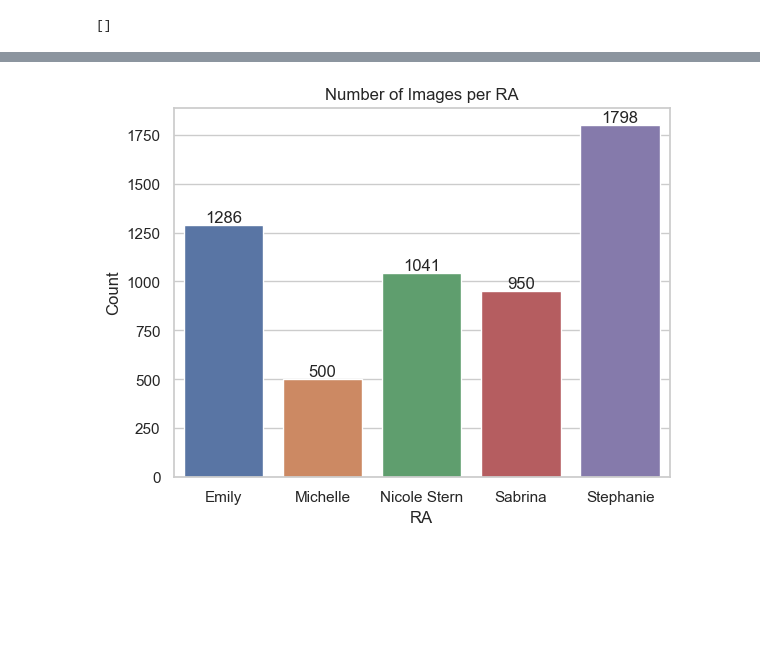
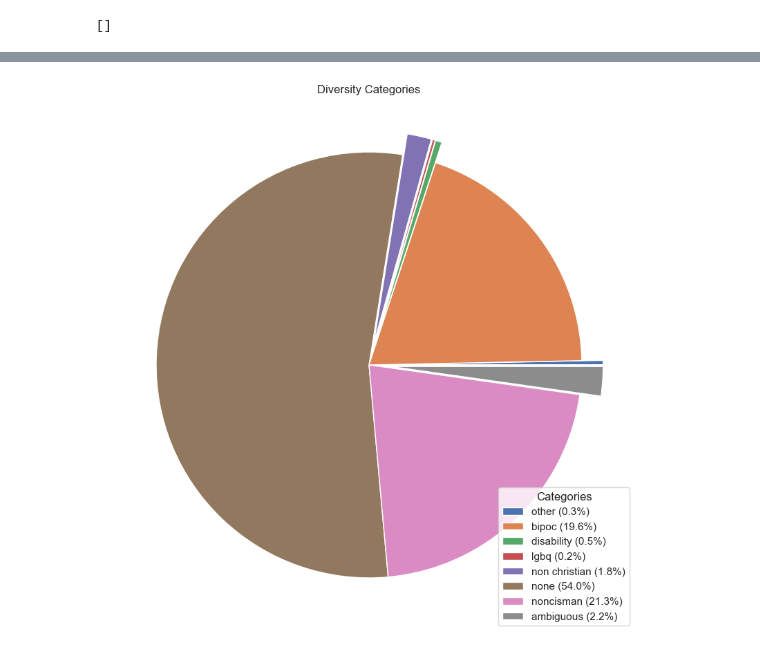
Before and after one commit to PrincetonSSPLab/bitmoji-project, a Jupyter notebook: books_parsing/books_via_to_csv.ipynb, the cells around one changed output, grey strips where cells are left out. Cells and saved outputs as stored; diff of their text form; code cells hidden in the pictures; blank space fills up the shorter version.

```diff
--- a/books_parsing/books_via_to_csv.ipynb
+++ b/books_parsing/books_via_to_csv.ipynb
@@ -145,0 +193,21 @@ ax.figure.savefig(os.path.join(output_dir, "number_of_images.png"), bbox_inches=
+# %%
+import matplotlib.pyplot as plt
+
+# Create a pie chart of the different diversity categories
+diversity_cols = [col for col in df.columns if col.startswith("diversity")]
+data = df[diversity_cols].sum()
+data = data.sample(frac=1)
+
+
+# Determine slices that are smaller than a threshold, say 5%, and explode them
+threshold = 0.05
+explode = [0.1 if val/sum(data) < threshold else 0 for val in data]
+
+ax = data.plot.pie(explode=explode, labels=None)  # No labels directly on pie
+ax.set_title("Diversity Categories")
+ax.set_ylabel("")
+ax.legend(title="Categories", loc="best", labels=['%s (%.1f%%)' % (l[10:].replace("_", " "), s) for l, s in zip(data.index, 100*data/sum(data))])
+ax.figure.set_size_inches(10, 10)
+ax.figure.savefig(os.path.join(output_dir, "diversity_categories.png"), bbox_inches="tight")
+# %% [output]
+[figure, added]
@@ -146,13 +222,13 @@ ax.figure.savefig(os.path.join(output_dir, "number_of_images.png"), bbox_inches=
 # %%
-# create a bar plot of the number of image sper RA
-data = df.groupby("ra").size().to_dict()
-ax = sns.barplot(x=list(data.keys()), y=list(data.values()))
-ax.set_title("Number of Images per RA")
-ax.set_ylabel("Count")
-ax.set_xlabel("RA")
-ax.bar_label(ax.containers[0], fmt='%.0f', label_type='edge')
-
-ax.figure.savefig(os.path.join(output_dir, "number_of_images_per_ra.png"), bbox_inches="tight")
+# # create bar chart of the different identifiable methods
+# identifiable_cols = [col for col in df.columns if col.startswith("identifiable")]
+# data = df[identifiable_cols].sum().to_dict()
+# data = {key.replace("identifiable_", "").replace("_", " "): value for key, value in data.items()}
+# ax = sns.barplot(x=list(data.keys()), y=list(data.values()))
+# ax.figure.set_size_inches(10, 6)
+# ax.set_title("Identifiable Methods")
+# ax.set_ylabel("Count")
+# ax.set_xlabel("Category")
+# ax.bar_label(ax.containers[0], fmt='%.0f', label_type='edge')
+# ax.figure.savefig(os.path.join(output_dir, "identifiable_methods.png"), bbox_inches="tight")
-# %% [output]
-[figure, removed]
 # %%
```
Also changed, not shown: parts of 11 cells of this notebook.
